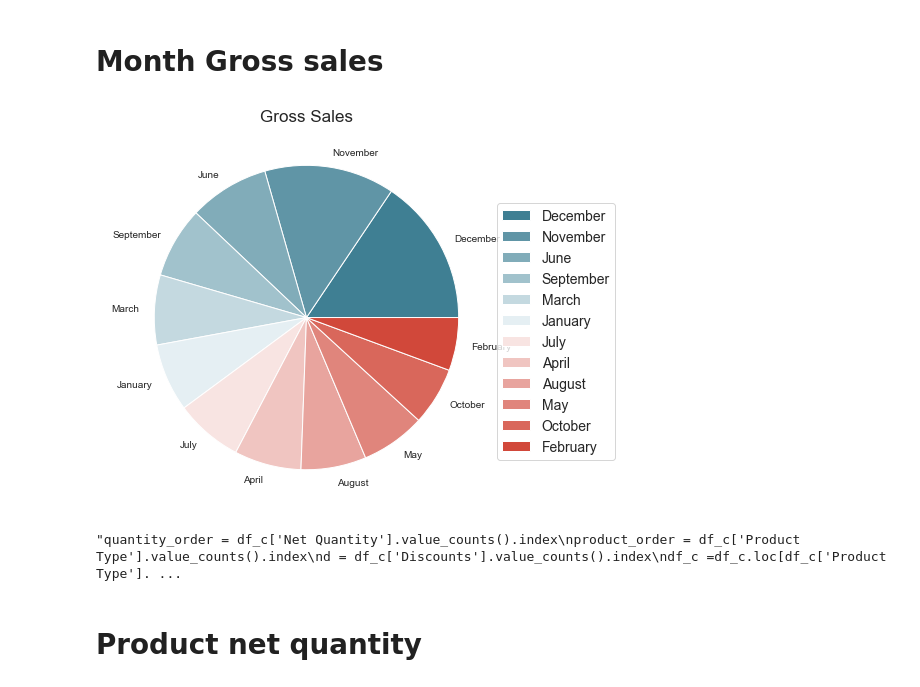
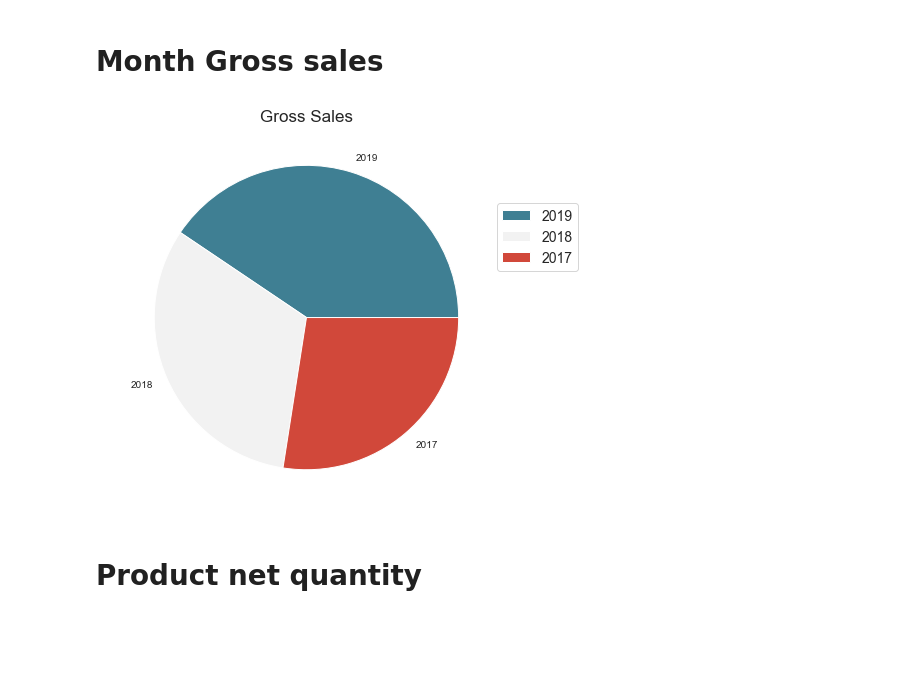
Before and after one commit to simofleanta/Data_coding_preparations, a Jupyter notebook: business.ipynb, the cells around one changed output. Cells and saved outputs as stored; diff of their text form; code cells hidden in the pictures; blank space fills up the shorter version.

```diff
--- a/business.ipynb
+++ b/business.ipynb
@@ -73,23 +55,15 @@ plt.show()
 # Month Gross sales
 # %%
 sns.set_style("whitegrid")
-df = df.groupby('Month').agg({'Gross Sales': 'sum'}).sort_values('Gross Sales', ascending=False)
+df = df.groupby('Year').agg({'Gross Sales': 'sum'}).sort_values('Gross Sales', ascending=False)
 
 ax = df.plot.pie(y='Gross Sales', figsize=(8,7), colormap=cmap)
 handles, labels = ax.get_legend_handles_labels()
 lgd = ax.legend(handles, labels, bbox_to_anchor=(1.0, 0.8), loc=2, borderaxespad=0., fontsize=14)
 plt.ylabel(' ')
 plt.title('Gross Sales', fontsize=17)
 plt.show()
 # %% [output]
-[figure, old version]
+[figure, new version]
-# %%
-"""quantity_order = df_c['Net Quantity'].value_counts().index
-product_order = df_c['Product Type'].value_counts().index
-d = df_c['Discounts'].value_counts().index
-df_c =df_c.loc[df_c['Product Type'].isin(product_order[:10])]
-df_c =df_c.loc[df_c['Net Quantity'].isin(quantity_order[:57])]"""
-# %% [output]
-"quantity_order = df_c['Net Quantity'].value_counts().index\nproduct_order = df_c['Product Type'].value_counts().index\nd = df_c['Discounts'].value_counts().index\ndf_c =df_c.loc[df_c['Product Type']. ...
 # %% [markdown]
 # Product net quantity
```
Also changed, not shown: parts of 5 cells of this notebook.
